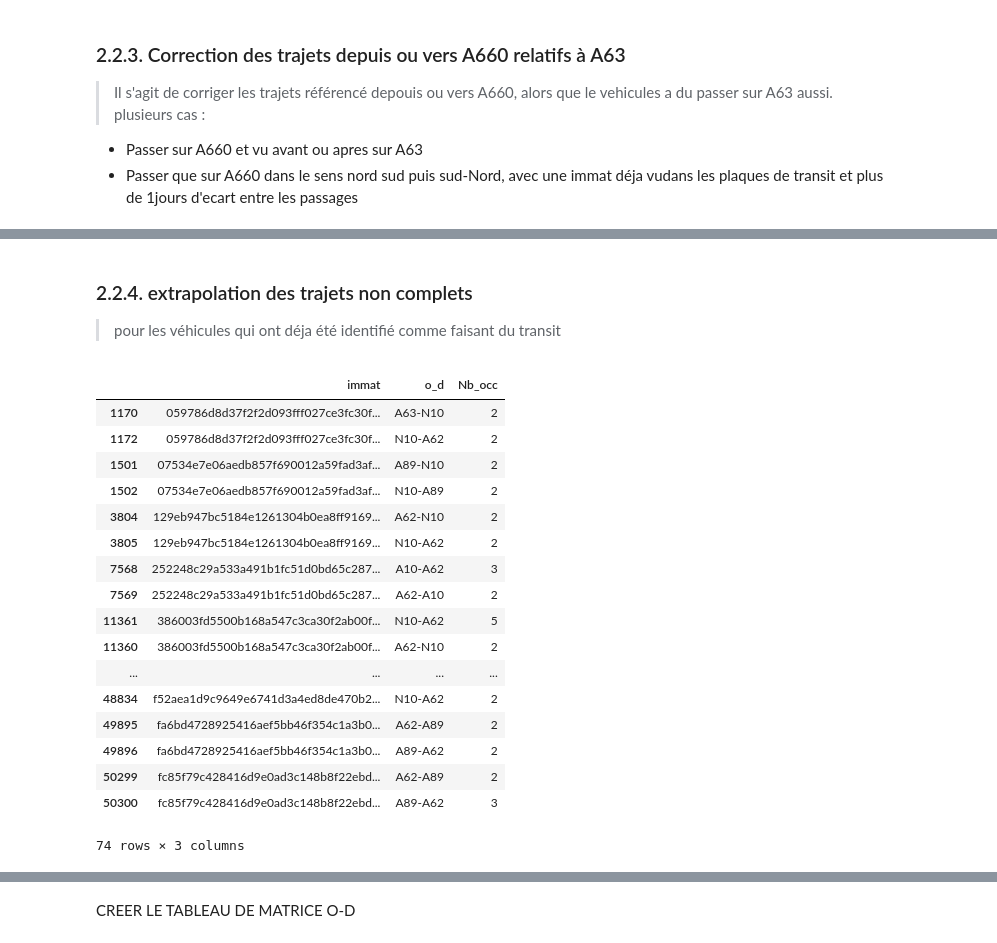
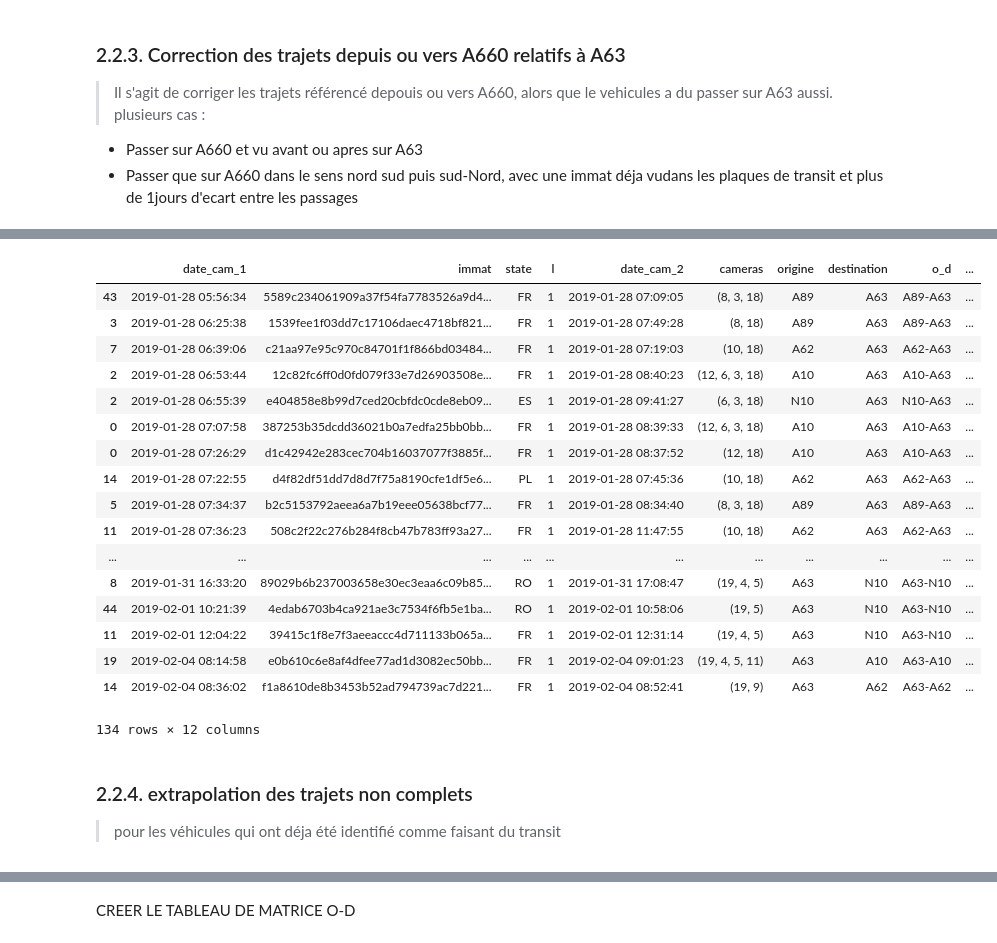
Before and after one commit to nantodevison/lapi, a Jupyter notebook: Carto_Lapi/Analyse/pour_test_travail.ipynb, the cells around one changed output, grey strips where cells are left out. Cells and saved outputs as stored; diff of their text form; code cells hidden in the pictures.

```diff
--- a/Carto_Lapi/Analyse/pour_test_travail.ipynb
+++ b/Carto_Lapi/Analyse/pour_test_travail.ipynb
@@ -220,6 +223,25 @@ dico_od_final=df_transit_avec_filtre.loc[df_transit_avec_filtre['filtre_tps']==1
 # %%
 #pour retrouver les trajets corrigé :
-dic_od_corrige.loc[dic_od_corrige['correction_o_d']==True]
+df_od_corrige.loc[df_od_corrige['correction_o_d']==True]
+# %% [output]
+|  | date_cam_1 | immat | state | l | date_cam_2 | cameras | origine | destination | o_d | ... |
+| 43 | 2019-01-28 05:56:34 | 5589c234061909a37f54fa7783526a9d4... | FR | 1 | 2019-01-28 07:09:05 | (8, 3, 18) | A89 | A63 | A89-A63 | ... |
+| 3 | 2019-01-28 06:25:38 | 1539fee1f03dd7c17106daec4718bf821... | FR | 1 | 2019-01-28 07:49:28 | (8, 18) | A89 | A63 | A89-A63 | ... |
+| 7 | 2019-01-28 06:39:06 | c21aa97e95c970c84701f1f866bd03484... | FR | 1 | 2019-01-28 07:19:03 | (10, 18) | A62 | A63 | A62-A63 | ... |
+| 2 | 2019-01-28 06:53:44 | 12c82fc6ff0d0fd079f33e7d26903508e... | FR | 1 | 2019-01-28 08:40:23 | (12, 6, 3, 18) | A10 | A63 | A10-A63 | ... |
+| 2 | 2019-01-28 06:55:39 | e404858e8b99d7ced20cbfdc0cde8eb09... | ES | 1 | 2019-01-28 09:41:27 | (6, 3, 18) | N10 | A63 | N10-A63 | ... |
+| 0 | 2019-01-28 07:07:58 | 387253b35dcdd36021b0a7edfa25bb0bb... | FR | 1 | 2019-01-28 08:39:33 | (12, 6, 3, 18) | A10 | A63 | A10-A63 | ... |
+| 0 | 2019-01-28 07:26:29 | d1c42942e283cec704b16037077f3885f... | FR | 1 | 2019-01-28 08:37:52 | (12, 18) | A10 | A63 | A10-A63 | ... |
+| 14 | 2019-01-28 07:22:55 | d4f82df51dd7d8d7f75a8190cfe1df5e6... | PL | 1 | 2019-01-28 07:45:36 | (10, 18) | A62 | A63 | A62-A63 | ... |
+| 5 | 2019-01-28 07:34:37 | b2c5153792aeea6a7b19eee05638bcf77... | FR | 1 | 2019-01-28 08:34:40 | (8, 3, 18) | A89 | A63 | A89-A63 | ... |
+| 11 | 2019-01-28 07:36:23 | 508c2f22c276b284f8cb47b783ff93a27... | FR | 1 | 2019-01-28 11:47:55 | (10, 18) | A62 | A63 | A62-A63 | ... |
+| ... | ... | ... | ... | ... | ... | ... | ... | ... | ... | ... |
+| 8 | 2019-01-31 16:33:20 | 89029b6b237003658e30ec3eaa6c09b85... | RO | 1 | 2019-01-31 17:08:47 | (19, 4, 5) | A63 | N10 | A63-N10 | ... |
+| 44 | 2019-02-01 10:21:39 | 4edab6703b4ca921ae3c7534f6fb5e1ba... | RO | 1 | 2019-02-01 10:58:06 | (19, 5) | A63 | N10 | A63-N10 | ... |
+| 11 | 2019-02-01 12:04:22 | 39415c1f8e7f3aeeaccc4d711133b065a... | FR | 1 | 2019-02-01 12:31:14 | (19, 4, 5) | A63 | N10 | A63-N10 | ... |
+| 19 | 2019-02-04 08:14:58 | e0b610c6e8af4dfee77ad1d3082ec50bb... | FR | 1 | 2019-02-04 09:01:23 | (19, 4, 5, 11) | A63 | A10 | A63-A10 | ... |
+| 14 | 2019-02-04 08:36:02 | f1a8610de8b3453b52ad794739ac7d221... | FR | 1 | 2019-02-04 08:52:41 | (19, 9) | A63 | A62 | A63-A62 | ... |
+134 rows × 12 columns
 # %% [markdown]
 ### 2.2.4. extrapolation des trajets non complets
 > pour les véhicules qui ont déja été identifié comme faisant du transit
@@ -231,4 +248,9 @@ dico_passag.set_index(['created','camera_id','immat']).index.tolist()))]
 # %%
+#detreminer les passages non_transit (ne peut pas etre fait dans la fonction loc_trajet_global)
+df_temp=df_3semaines.loc[pd.to_datetime('2019-01-28 00:00:00'):]
+df_non_transit=df_temp.loc[(~df_temp.head(100000).reset_index().set_index(['created','camera_id','immat']).index.isin(
+dico_passag.set_index(['created','camera_id','immat']).index.tolist()))]
+
 #grouper les passage transit, associer le nombre de fois où ils ont passés puis ne conserver que ceux qui sont passé au moins 2 fois
 df_transit_nb_passage=dico_od_final.groupby(['immat','o_d'])['l'].count().reset_index().rename(columns={'l':'Nb_occ'})
 df_immat_transit_nb_passage_sup2=df_transit_nb_passage.loc[df_transit_nb_passage['Nb_occ']>=2]
@@ -236,23 +258,28 @@ df_immat_transit_nb_passage_sup2=df_transit_nb_passage.loc[df_transit_nb_passage
 #or tout les trajets finissant par A660 ou A63 sont déja traites plus haut, donc on les vire
 #df_immat_transit_nb_passage_sup2.loc[df_immat_transit_nb_passage_sup2.duplicated('immat',False)].sort_values('immat')
 df_filtre_A63=df_immat_transit_nb_passage_sup2.loc[df_immat_transit_nb_passage_sup2.apply(lambda x : x['o_d'].split('-')[1] not in ['A660','A63'],axis=1)]
-df_filtre_A63.loc[df_filtre_A63.duplicated('immat',False)].sort_values('immat')
+# pour info : df_filtre_A63.loc[df_filtre_A63.duplicated('immat',False)].sort_values('immat')
+
+#regrouper les pl
+groupe_pl,df_duree_cam1,df_duree_autres_cam=t.grouper_pl(df_3semaines.loc[pd.to_datetime('2019-01-28 08:00:00'):pd.to_datetime('2019-01-29 02:00:00')]
+                                                                          , pd.to_datetime('2019-01-28 08:00:00'), pd.to_datetime('2019-01-28 09:00:00'), 15, '1/2',dico_passag)
+
+#le pb c'est qu epour le trajet qui s'arrete sur Rocade Ouest, le PL est susceptible d'aller soit sur A89 soit sur N10.
+#on doit donc faire une jointure sur l'immat pour connaitre ses o_d possibles
+#1. Trouver les immat de groupe PL concernées par du transit
+groupe_pl_transit=groupe_pl.merge(df_filtre_A63, left_index=True, right_on='immat').rename(columns={'o_d':'o_d_immat'})
+
+#2.filtrer selon les trajets possibles
+trajets_possibles=(t.filtre_et_forme_passage(15,groupe_pl_transit, liste_trajet_incomplet, df_duree_cam1).drop(
+                   'index',axis=1).rename(columns={'o_d':'o_d_liste_trajet'}))
+
+#3. ajouter les infos sur les cameras avant / apres le passage final
+cam_proches=trajets_possibles.apply(lambda x : t.cam_voisines(x['immat'], x['date_cam_2'],x['cameras'][-1], df_3semaines),axis=1, result_type='expand')
+cam_proches.columns=['cam_suivant','date_suivant','cam_precedent','date_precedent']
+cam_proches.drop(['cam_precedent','date_precedent'], axis=1, inplace=True)
+trajets_possible_enrichi=pd.concat([trajets_possibles,cam_proches],axis=1)
+
+#4.filtrer selon un critère de camera suivante qui va dépendre de la destination
+dico_filtre = {'N10':18, 'A89':8, 'A62':10}
+trajets_possible_enrichi.loc[trajets_possible_enrichi.apply(lambda x : (x['cam_suivant']==dico_filtre[x['destination']]) & (
+                                                            x['o_d_immat']==x['o_d_liste_trajet']),axis=1)]
-# %% [output]
-|  | immat | o_d | Nb_occ |
-| 1170 | 059786d8d37f2f2d093fff027ce3fc30f... | A63-N10 | 2 |
-| 1172 | 059786d8d37f2f2d093fff027ce3fc30f... | N10-A62 | 2 |
-| 1501 | 07534e7e06aedb857f690012a59fad3af... | A89-N10 | 2 |
-| 1502 | 07534e7e06aedb857f690012a59fad3af... | N10-A89 | 2 |
-| 3804 | 129eb947bc5184e1261304b0ea8ff9169... | A62-N10 | 2 |
-| 3805 | 129eb947bc5184e1261304b0ea8ff9169... | N10-A62 | 2 |
-| 7568 | 252248c29a533a491b1fc51d0bd65c287... | A10-A62 | 3 |
-| 7569 | 252248c29a533a491b1fc51d0bd65c287... | A62-A10 | 2 |
-| 11361 | 386003fd5500b168a547c3ca30f2ab00f... | N10-A62 | 5 |
-| 11360 | 386003fd5500b168a547c3ca30f2ab00f... | A62-N10 | 2 |
-| ... | ... | ... | ... |
-| 48834 | f52aea1d9c9649e6741d3a4ed8de470b2... | N10-A62 | 2 |
-| 49895 | fa6bd4728925416aef5bb46f354c1a3b0... | A62-A89 | 2 |
-| 49896 | fa6bd4728925416aef5bb46f354c1a3b0... | A89-A62 | 2 |
-| 50299 | fc85f79c428416d9e0ad3c148b8f22ebd... | A62-A89 | 2 |
-| 50300 | fc85f79c428416d9e0ad3c148b8f22ebd... | A89-A62 | 3 |
-74 rows × 3 columns
```
Also changed, not shown: parts of 19 cells of this notebook, 1 other file.
